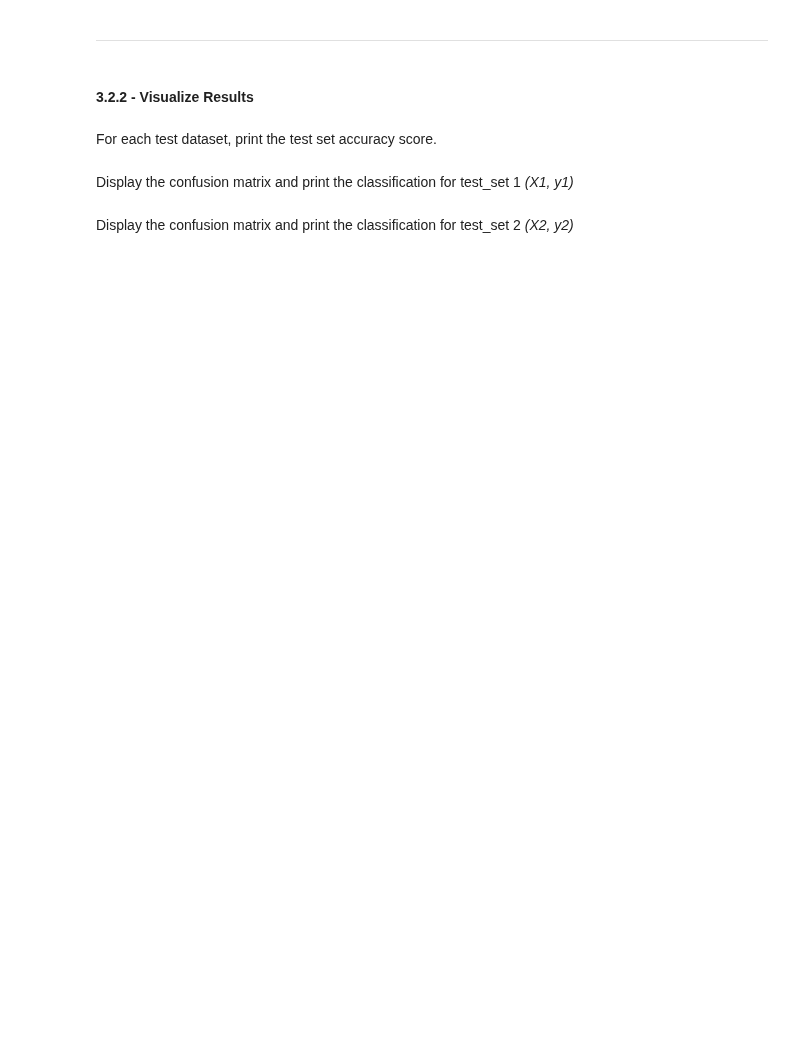
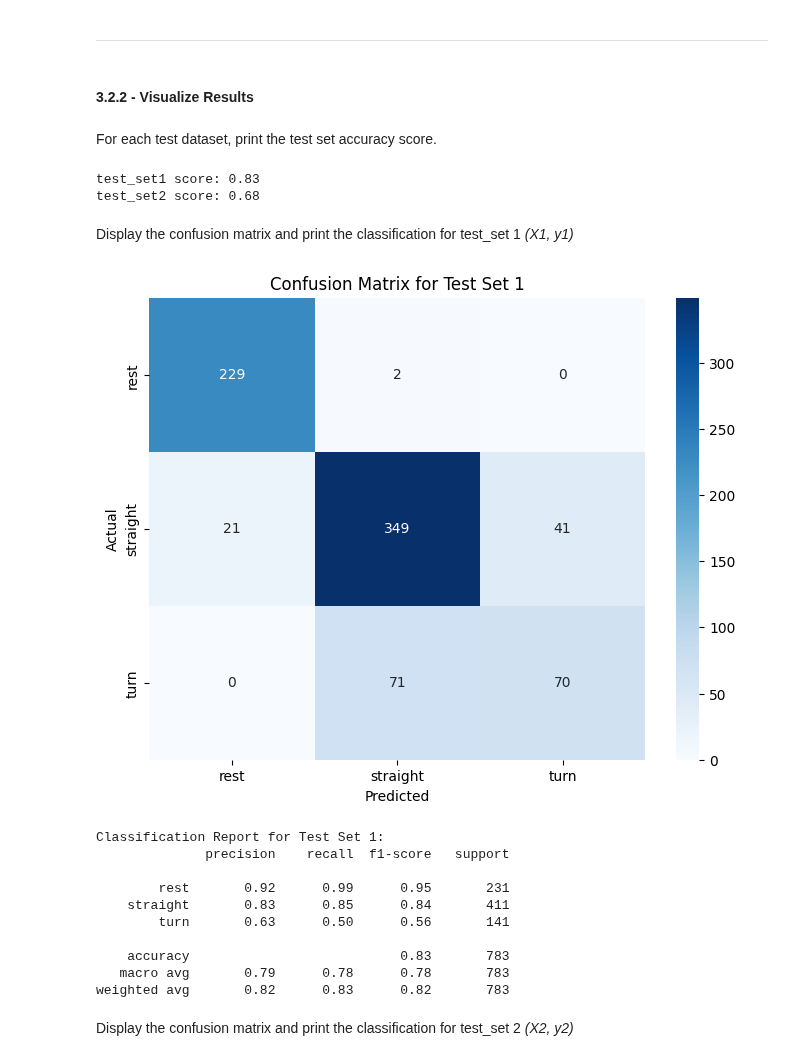
Before and after one commit to SoroushSoleymani/engg680_2024_fall, a Jupyter notebook: Lab_Assignment4/Vehicle_Motion_State_Classification.ipynb, the cells around one changed output. Cells and saved outputs as stored; diff of their text form; code cells hidden in the pictures; blank space fills up the shorter version.

```diff
--- a/Lab_Assignment4/Vehicle_Motion_State_Classification.ipynb
+++ b/Lab_Assignment4/Vehicle_Motion_State_Classification.ipynb
@@ -755,6 +836,10 @@ The model trained in 3.1 is to be tested on the independent datasets, that is te
 Seperate the testsets into group selected features and target vectors *(X1, y1)* and *(X2,y2)*
 # %%
 # TODO - Load the target vector from test_set1 into y1, and the group selected features from test_set1 into X1
-# y1 =
-# X1 =
-X1.head(2)
+selected_features = ['ax_var', 'ay_var', 'az_var', 'a_sum', 'gz_var']
+y1 = test_set1['motion_state']
+X1 = test_set1[selected_features]
+print("Test Set 1 Features (X1):")
+print(X1.head(2))
+print("\nTest Set 1 Target (y1):")
+print(y1.head(2))
@@ -771,7 +879,12 @@ ___
 For each test dataset, print the test set accuracy score.
 # %%
 # TODO - Print test score accuracies for test_set1 and test_set2
-#print("test_set1 score: {:.2f}".format(???))
-#print("test_set2 score: {:.2f}".format(???))
+test_set1_accuracy = grid.score(X1, y1)
+test_set2_accuracy = grid.score(X2, y2)
+print("test_set1 score: {:.2f}".format(test_set1_accuracy))
+print("test_set2 score: {:.2f}".format(test_set2_accuracy))
+# %% [output]
+test_set1 score: 0.83
+test_set2 score: 0.68
 # %% [markdown]
 Display the confusion matrix and print the classification for test_set 1 *(X1, y1)*
@@ -780,2 +891,30 @@ Display the confusion matrix and print the classification for test_set 1 *(X1, y
+# %%
+# TODO - Display confusion matrix and print classification report for (X1, y1)
+y1_pred = grid.predict(X1)
+
+# Confusion Matrix
+cm1 = confusion_matrix(y1, y1_pred)
+plt.figure(figsize=(8, 6))
+sns.heatmap(cm1, annot=True, fmt='d', cmap='Blues', xticklabels=grid.classes_, yticklabels=grid.classes_)
+plt.xlabel('Predicted')
+plt.ylabel('Actual')
+plt.title('Confusion Matrix for Test Set 1')
+plt.show()
+
+# Classification Report
+print("\nClassification Report for Test Set 1:")
+print(classification_report(y1, y1_pred))
+# %% [output]
+[figure, added]
+Classification Report for Test Set 1:
+              precision    recall  f1-score   support
+
+        rest       0.92      0.99      0.95       231
+    straight       0.83      0.85      0.84       411
+        turn       0.63      0.50      0.56       141
+
+    accuracy                           0.83       783
+   macro avg       0.79      0.78      0.78       783
+weighted avg       0.82      0.83      0.82       783
 # %% [markdown]
 Display the confusion matrix and print the classification for test_set 2 *(X2, y2)*
```
Also changed, not shown: parts of 17 cells of this notebook.
